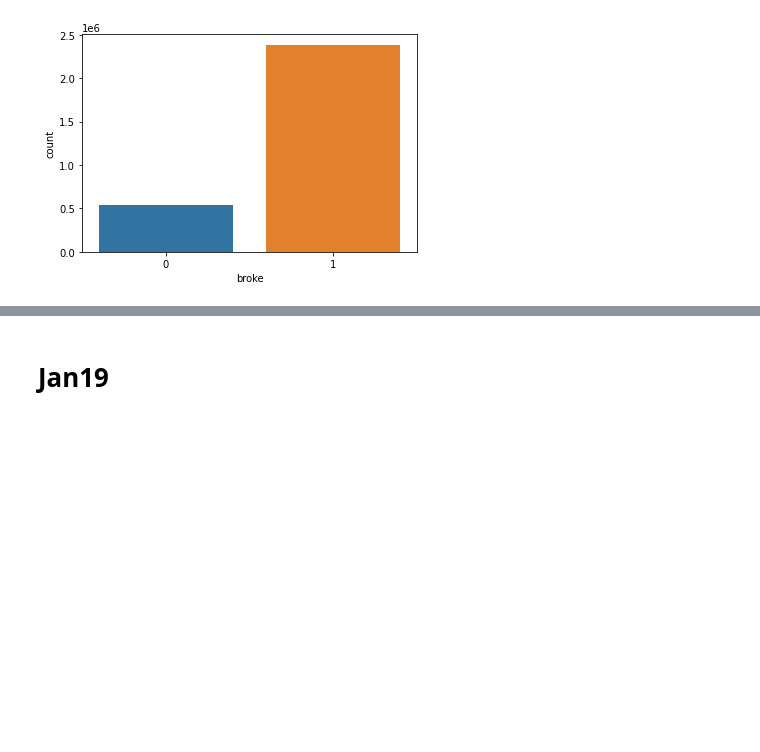
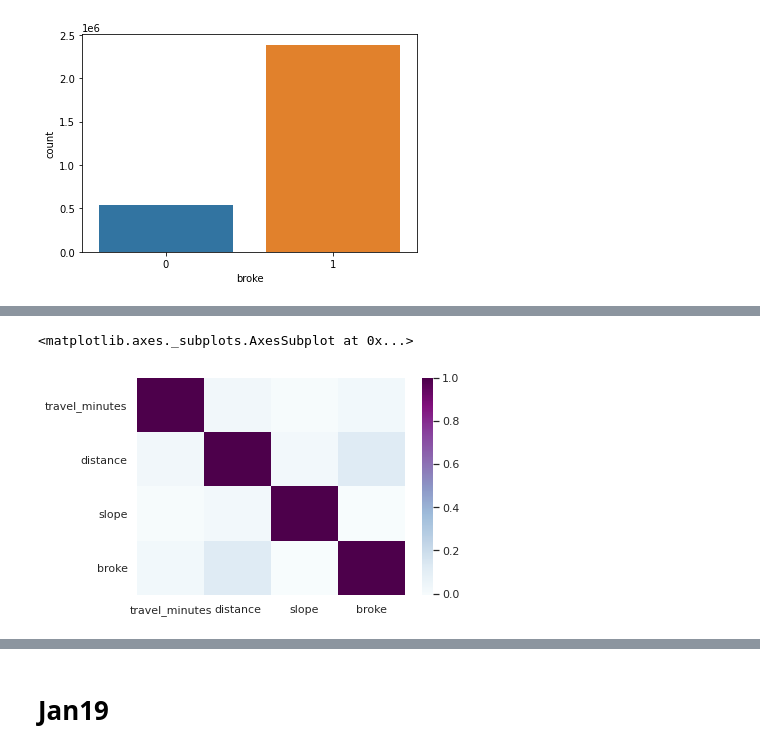
Before and after one commit to rasoco/Master_Data_Science, a Jupyter notebook: TFM/BiciMadProject.ipynb, the cells around one changed output, grey strips where cells are left out. Saved outputs shown, nothing was run; the diff lists cells and outputs as text; code cells hidden in the pictures; blank space fills up the shorter version.

```diff
--- a/TFM/BiciMadProject.ipynb
+++ b/TFM/BiciMadProject.ipynb
@@ -1982,0 +2046,2 @@ jan18_broke = sns.countplot(x='broke', data=data)
+# %%
+data = data.dropna(subset=['slope'])
@@ -1982,0 +2103,3 @@ jan18_broke = sns.countplot(x='broke', data=data)
+# %%
+vble = data.iloc[:,17:21]
+vble.head()
@@ -1982,0 +2121,5 @@ jan18_broke = sns.countplot(x='broke', data=data)
+# %%
+sns.heatmap(vble.corr(), cmap = "BuPu", linewidths=0.0001)
+# %% [output]
+<matplotlib.axes._subplots.AxesSubplot at 0x...>
+[figure, added]
```
Also changed, not shown: parts of 43 cells of this notebook.
